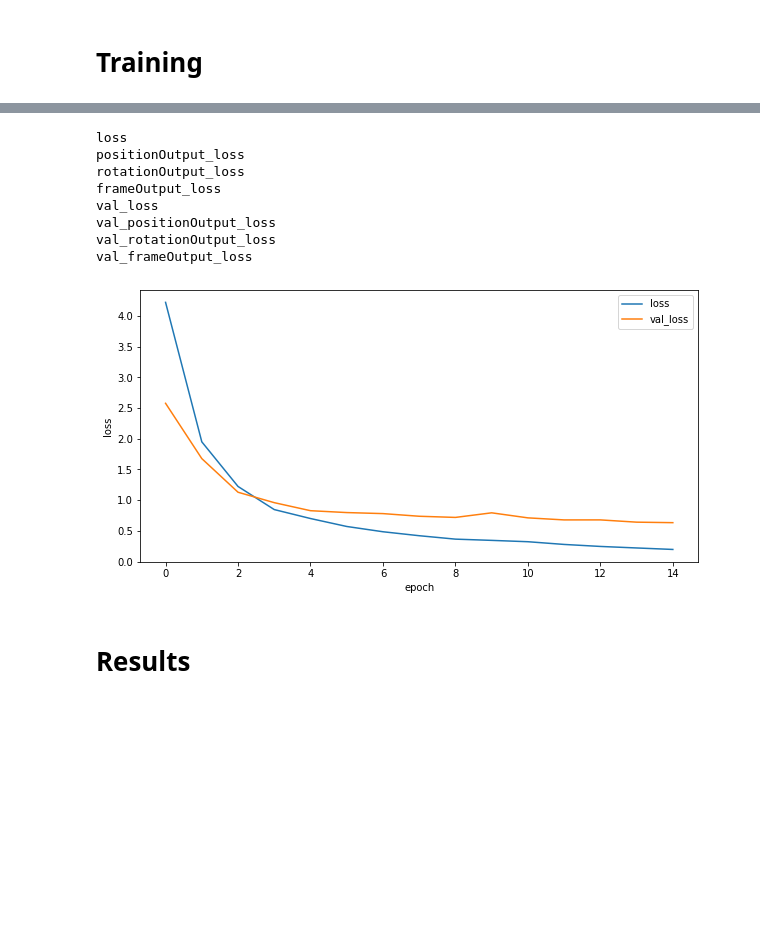
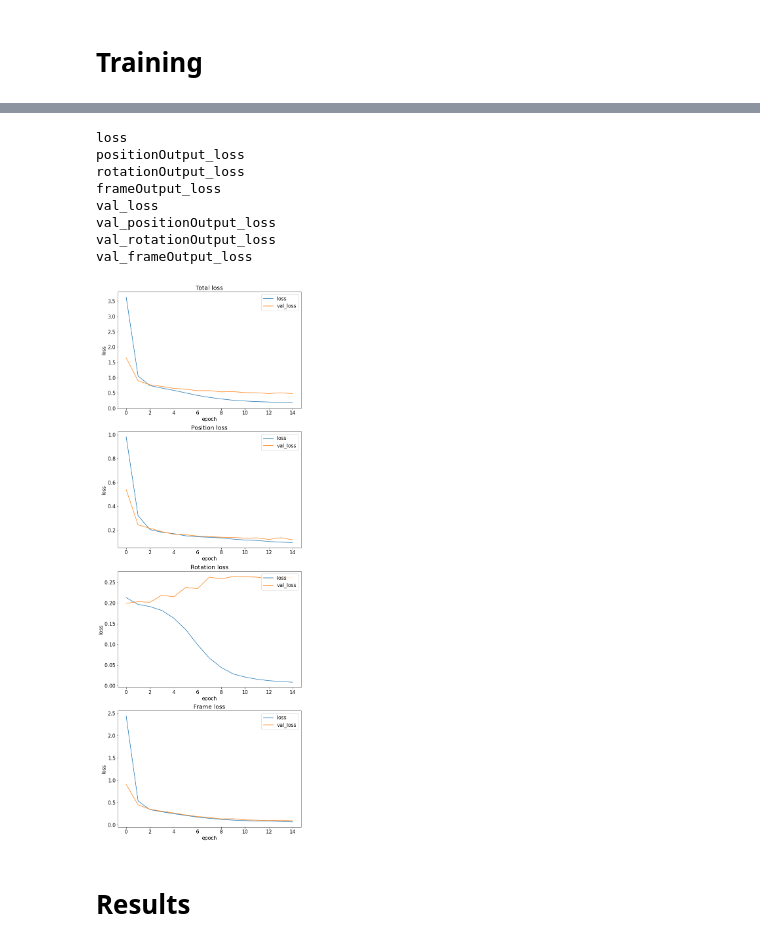
Before and after one commit to mateuszbugaj/Position_and_rotation_CNN, a Jupyter notebook: position_rotation_rgb.ipynb, the cells around one changed output, grey strips where cells are left out. Drawn from its saved outputs; the diff is of its cells as text; code cells hidden in the pictures; blank space fills up the shorter version.

```diff
--- a/position_rotation_rgb.ipynb
+++ b/position_rotation_rgb.ipynb
@@ -330,26 +334,48 @@ Epoch 15/15
-# %%
-for k in history.history.keys():
-    print(k)
-
-fig, axs = plt.subplots(ncols = 1, nrows = 1, figsize=(10,5))
-
-axs.plot(history.history['loss'], label = "loss")
-axs.plot(history.history['val_loss'], label = "val_loss")
-axs.set_ylabel('loss')
-axs.set_xlabel('epoch')
-axs.legend(loc='upper right')
-
-plt.show()
-# %% [output]
-loss
-positionOutput_loss
-rotationOutput_loss
-frameOutput_loss
-val_loss
-val_positionOutput_loss
-val_rotationOutput_loss
-val_frameOutput_loss
-[figure, removed]
+# %%
+for k in history.history.keys():
+    print(k)
+
+fig, axs = plt.subplots(ncols = 1, nrows = 4, figsize=(10,30))
+
+axs[0].plot(history.history['loss'], label = "loss")
+axs[0].plot(history.history['val_loss'], label = "val_loss")
+axs[0].set_ylabel('loss')
+axs[0].set_xlabel('epoch')
+axs[0].legend(loc='upper right')
+axs[0].set_title("Total loss")
+
+axs[1].plot(history.history['positionOutput_loss'], label = "loss")
+axs[1].plot(history.history['val_positionOutput_loss'], label = "val_loss")
+axs[1].set_ylabel('loss')
+axs[1].set_xlabel('epoch')
+axs[1].legend(loc='upper right')
+axs[1].set_title("Position loss")
+
+axs[2].plot(history.history['rotationOutput_loss'], label = "loss")
+axs[2].plot(history.history['val_rotationOutput_loss'], label = "val_loss")
+axs[2].set_ylabel('loss')
+axs[2].set_xlabel('epoch')
+axs[2].legend(loc='upper right')
+axs[2].set_title("Rotation loss")
+
+axs[3].plot(history.history['frameOutput_loss'], label = "loss")
+axs[3].plot(history.history['val_frameOutput_loss'], label = "val_loss")
+axs[3].set_ylabel('loss')
+axs[3].set_xlabel('epoch')
+axs[3].legend(loc='upper right')
+axs[3].set_title("Frame loss")
+
+plt.show()
+# %% [output]
+loss
+positionOutput_loss
+rotationOutput_loss
+frameOutput_loss
+val_loss
+val_positionOutput_loss
+val_rotationOutput_loss
+val_frameOutput_loss
+[figure, added]
 # %% [markdown]
 # Results
 # %%
```
Also changed, not shown: parts of 8 cells of this notebook, 1 other file.
